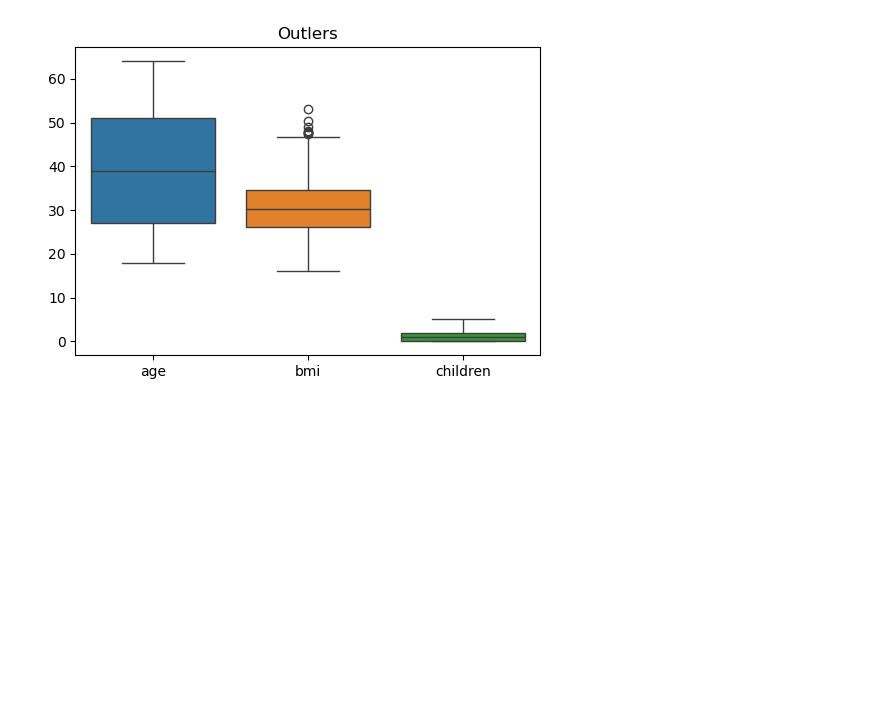
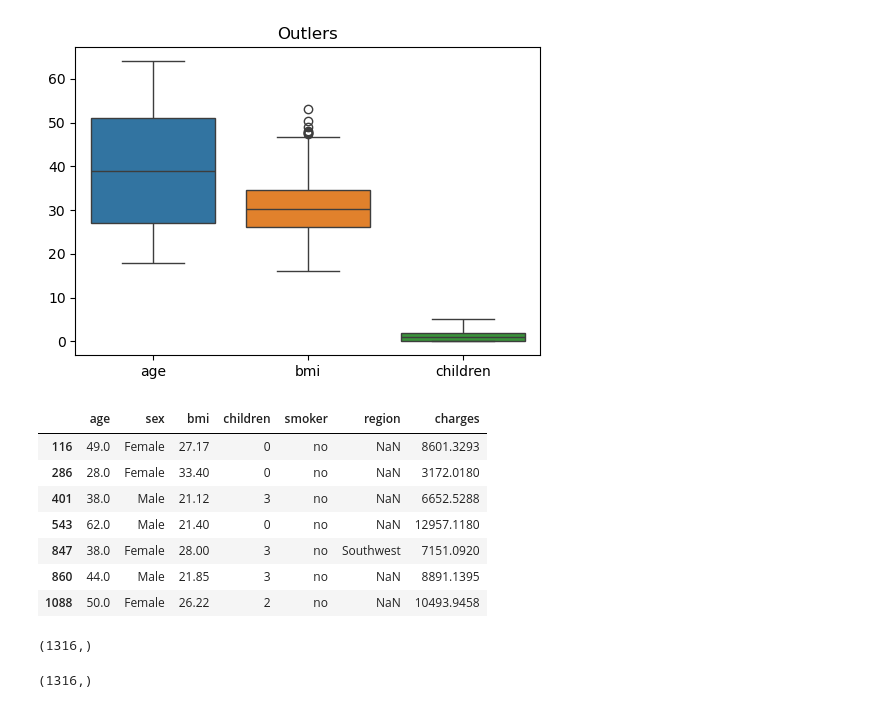
Before and after one commit to jparep/insurance-risk-prediction, a Jupyter notebook: insurance_risk_prediction.ipynb, the cells around one changed output. Cells and saved outputs as stored; diff of their text form; code cells hidden in the pictures; blank space fills up the shorter version.

Commit message:
Handled outliers

```diff
--- a/insurance_risk_prediction.ipynb
+++ b/insurance_risk_prediction.ipynb
@@ -424,3 +424,34 @@ plt.title('Outlers', fontsize=12)
 plt.show()
 # %% [output]
 [figure]
+# %%
+# Check outleirs with IQR
+Q1 = df_processed['bmi'].quantile(0.25)
+Q3 = df_processed['bmi'].quantile(0.75)
+
+IQR = Q3 - Q1
+
+lower = Q1 - 1.5 * IQR
+upper = Q3 + 1.5 * IQR
+
+outliers = df_processed[(df['bmi'] < lower) | (df['bmi'] > upper)]
+outliers
+# %% [output]
+|  | age | sex | bmi | children | smoker | region | charges |
+| 116 | 49.0 | Female | 27.17 | 0 | no | NaN | 8601.3293 |
+| 286 | 28.0 | Female | 33.40 | 0 | no | NaN | 3172.0180 |
+| 401 | 38.0 | Male | 21.12 | 3 | no | NaN | 6652.5288 |
+| 543 | 62.0 | Male | 21.40 | 0 | no | NaN | 12957.1180 |
+| 847 | 38.0 | Female | 28.00 | 3 | no | Southwest | 7151.0920 |
+| 860 | 44.0 | Male | 21.85 | 3 | no | NaN | 8891.1395 |
+| 1088 | 50.0 | Female | 26.22 | 2 | no | NaN | 10493.9458 |
+# %%
+df_processed.bmi.shape
+# %% [output]
+(1316,)
+# %%
+# Remove Outliers
+df_processed['bmi'] = df_processed['bmi'].clip(lower=lower, upper=upper)
+df_processed['bmi'].shape
+# %% [output]
+(1316,)
```
